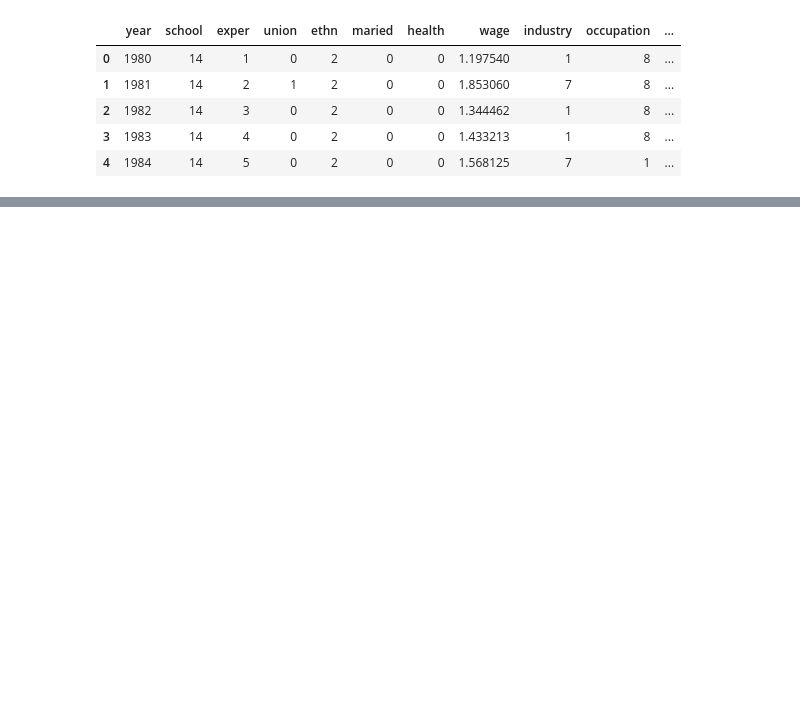
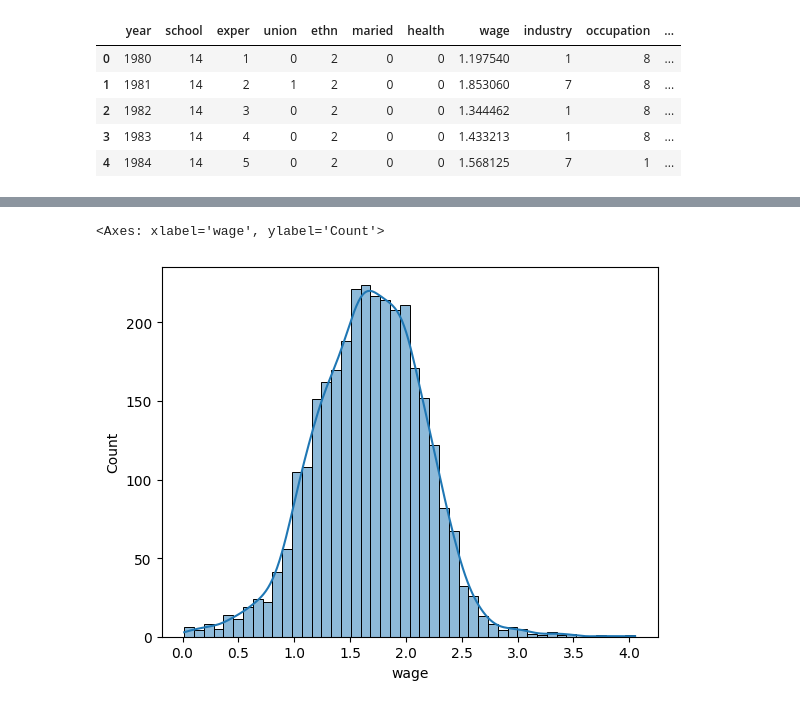
Before and after one commit to taqihaider7/NSU_ML, a Jupyter notebook: Assignments/assignment2.ipynb, the cells around one changed output, grey strips where cells are left out. Cells and saved outputs as stored; diff of their text form; code cells hidden in the pictures; blank space fills up the shorter version.

```diff
--- a/Assignments/assignment2.ipynb
+++ b/Assignments/assignment2.ipynb
@@ -80,0 +215,6 @@ df.head()
+# %%
+# checking the distribution of wage column
+sns.histplot(data= df2["wage"], kde= True)
+# %% [output]
+<Axes: xlabel='wage', ylabel='Count'>
+[figure, added]
```
Also changed, not shown: parts of 21 cells of this notebook.
